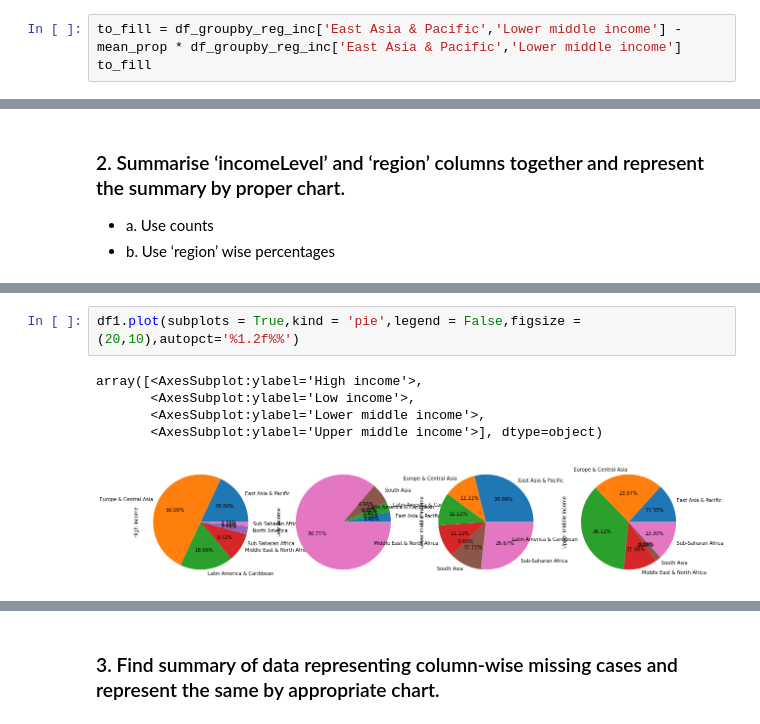
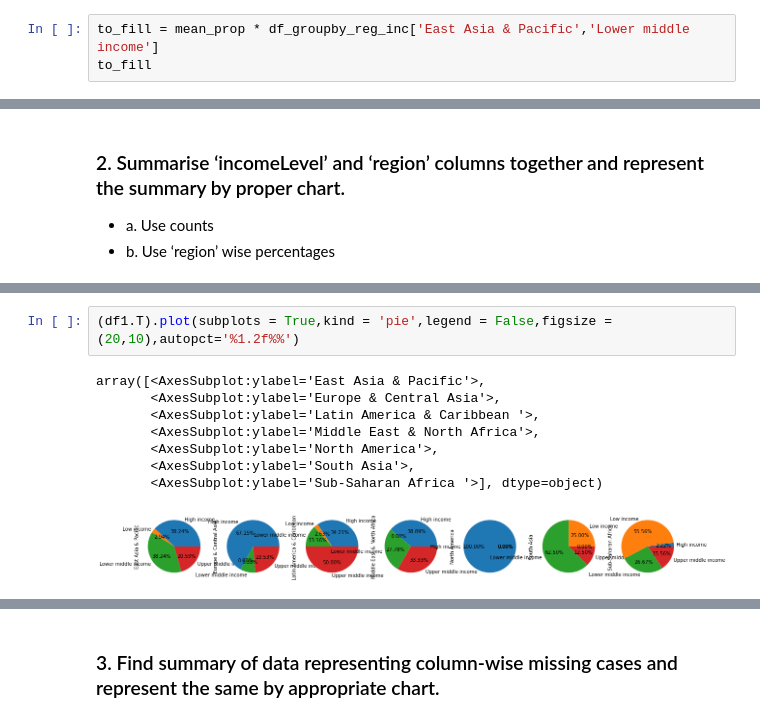
Before and after one commit to Jayesh-Chavan/Data-Visualization-, a Jupyter notebook: Data Visualization Assignment/Data Visualization Assignment.ipynb, the cells around one changed output, grey strips where cells are left out. Drawn from its saved outputs; the diff is of its cells as text.

```diff
--- a/Data Visualization Assignment/Data Visualization Assignment.ipynb
+++ b/Data Visualization Assignment/Data Visualization Assignment.ipynb
@@ -190,6 +217,6 @@ proprotion of Low and lower middle income in South Asia   :- 0.40034810473345717
 proprotion of Low and lower middle income in Sub-Saharan Africa :- 0.4112071158115141
 Mean Proportion of Low and lower middle income:- 0.4281886430914869
 # %%
-to_fill = df_groupby_reg_inc['East Asia & Pacific','Lower middle income'] - mean_prop * df_groupby_reg_inc['East Asia & Pacific','Lower middle income']
+to_fill = mean_prop * df_groupby_reg_inc['East Asia & Pacific','Lower middle income']
 to_fill
 # %% [output]
@@ -290,8 +324,11 @@ df1.plot(kind = 'bar',figsize = (10,5),ylabel = 'Frequency',title = 'Multiple ba
 # %%
-df1.plot(subplots = True,kind = 'pie',legend = False,figsize = (20,10),autopct='%1.2f%%')
+(df1.T).plot(subplots = True,kind = 'pie',legend = False,figsize = (20,10),autopct='%1.2f%%')
 # %% [output]
-array([<AxesSubplot:ylabel='High income'>,
-       <AxesSubplot:ylabel='Low income'>,
-       <AxesSubplot:ylabel='Lower middle income'>,
-       <AxesSubplot:ylabel='Upper middle income'>], dtype=object)
+array([<AxesSubplot:ylabel='East Asia & Pacific'>,
+       <AxesSubplot:ylabel='Europe & Central Asia'>,
+       <AxesSubplot:ylabel='Latin America & Caribbean '>,
+       <AxesSubplot:ylabel='Middle East & North Africa'>,
+       <AxesSubplot:ylabel='North America'>,
+       <AxesSubplot:ylabel='South Asia'>,
+       <AxesSubplot:ylabel='Sub-Saharan Africa '>], dtype=object)
-[figure, old version]
+[figure, new version]
```
Also changed, not shown: parts of 22 cells of this notebook.
